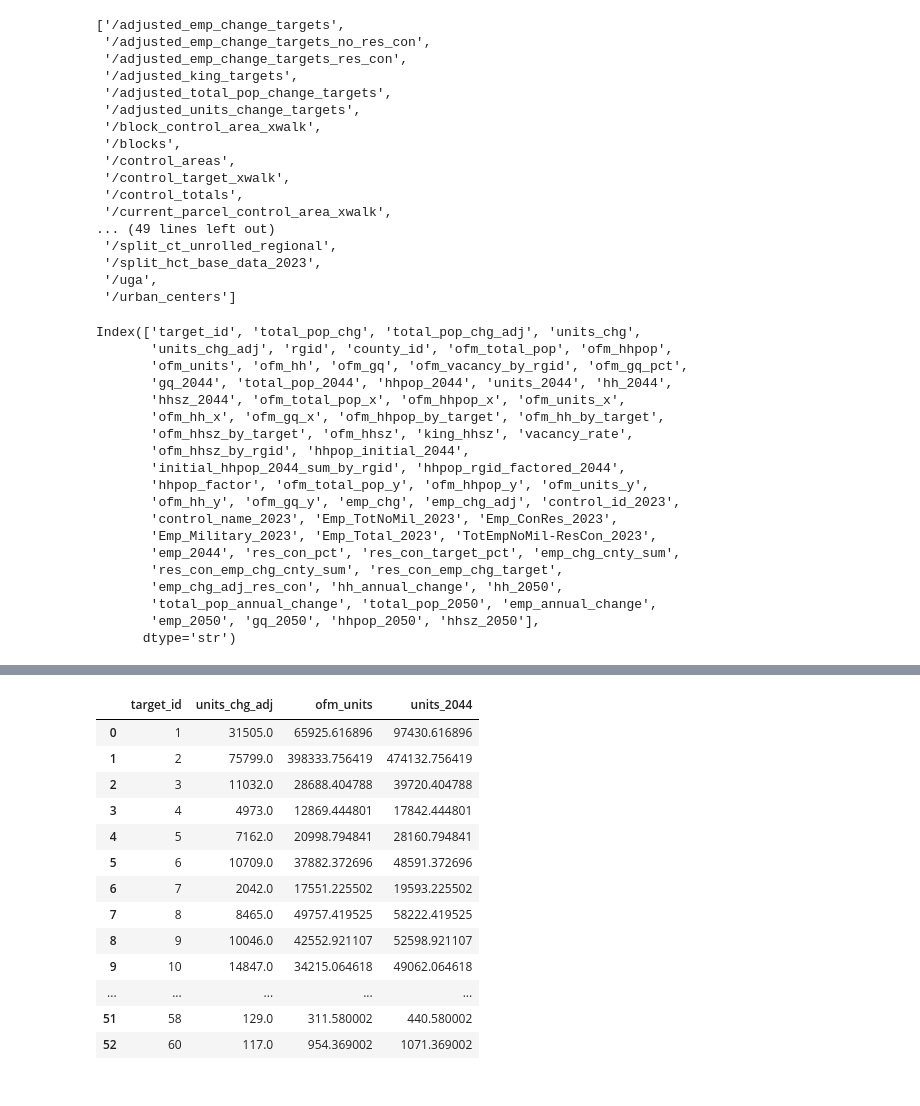
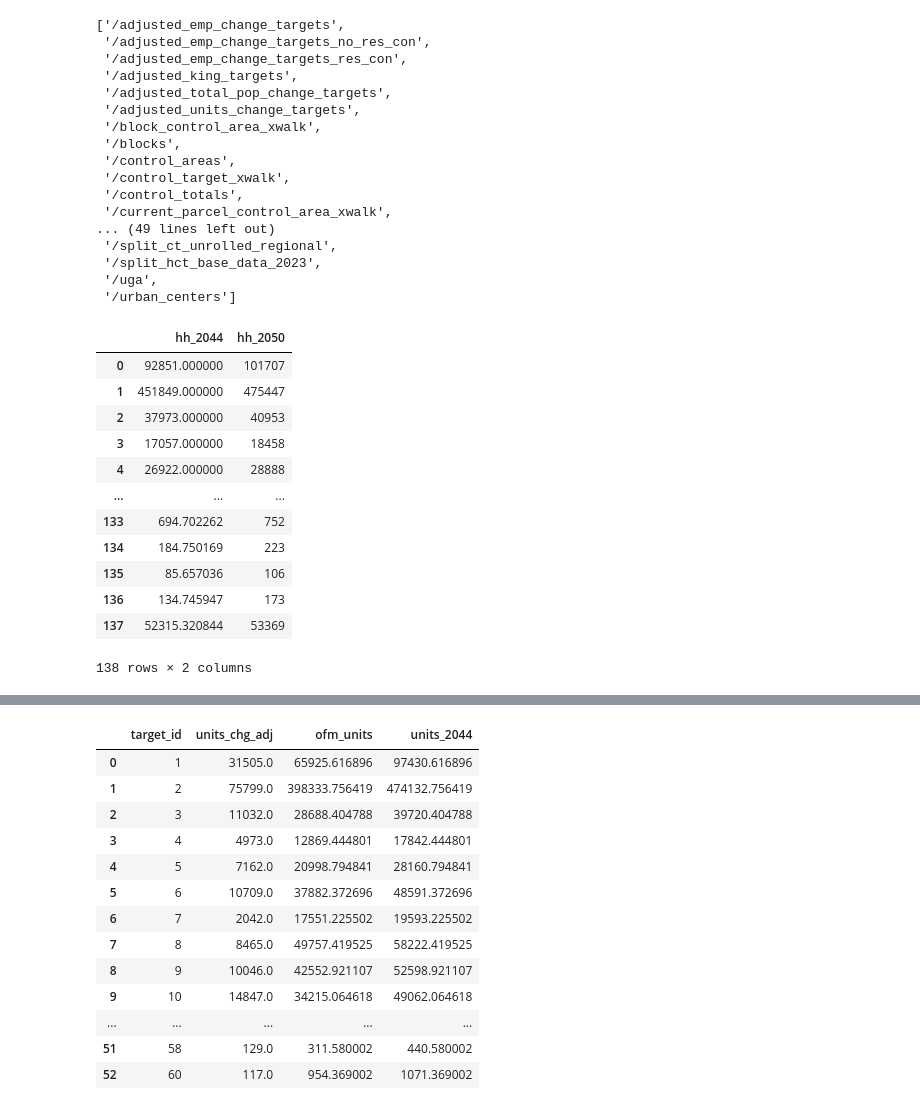
Before and after one commit to psrc/control_totals, a Jupyter notebook: examples/summer_2026/scratch.ipynb, the cells around one changed output, grey strips where cells are left out. Saved outputs shown, nothing was run; the diff lists cells and outputs as text; code cells hidden in the pictures.

```diff
--- a/examples/summer_2026/scratch.ipynb
+++ b/examples/summer_2026/scratch.ipynb
@@ -8,6 +9,10 @@ p = Pipeline('configs')
 # %%
 with pd.HDFStore('data/pipeline.h5') as store:
     df = store['/extrapolated_targets']
+    ofm_2019 = store['/ofm_parcelized_2019_by_control_area']
+    ofm_2020 = store['/ofm_parcelized_2020_by_control_area']
+    ofm_2023 = store['/ofm_parcelized_2023_by_control_area']
+    dec = store['/decennial_by_control_area']
     tables = store.keys()
 tables
 # %% [output]
@@ -28,25 +33,19 @@ tables
  '/split_hct_base_data_2023',
  '/uga',
  '/urban_centers']
-# %%
-df.columns
-# %% [output]
-Index(['target_id', 'total_pop_chg', 'total_pop_chg_adj', 'units_chg',
-       'units_chg_adj', 'rgid', 'county_id', 'ofm_total_pop', 'ofm_hhpop',
-       'ofm_units', 'ofm_hh', 'ofm_gq', 'ofm_vacancy_by_rgid', 'ofm_gq_pct',
-       'gq_2044', 'total_pop_2044', 'hhpop_2044', 'units_2044', 'hh_2044',
-       'hhsz_2044', 'ofm_total_pop_x', 'ofm_hhpop_x', 'ofm_units_x',
-       'ofm_hh_x', 'ofm_gq_x', 'ofm_hhpop_by_target', 'ofm_hh_by_target',
-       'ofm_hhsz_by_target', 'ofm_hhsz', 'king_hhsz', 'vacancy_rate',
-       'ofm_hhsz_by_rgid', 'hhpop_initial_2044',
-       'initial_hhpop_2044_sum_by_rgid', 'hhpop_rgid_factored_2044',
-       'hhpop_factor', 'ofm_total_pop_y', 'ofm_hhpop_y', 'ofm_units_y',
-       'ofm_hh_y', 'ofm_gq_y', 'emp_chg', 'emp_chg_adj', 'control_id_2023',
-       'control_name_2023', 'Emp_TotNoMil_2023', 'Emp_ConRes_2023',
-       'Emp_Military_2023', 'Emp_Total_2023', 'TotEmpNoMil-ResCon_2023',
-       'emp_2044', 'res_con_pct', 'res_con_target_pct', 'emp_chg_cnty_sum',
-       'res_con_emp_chg_cnty_sum', 'res_con_emp_chg_target',
-       'emp_chg_adj_res_con', 'hh_annual_change', 'hh_2050',
-       'total_pop_annual_change', 'total_pop_2050', 'emp_annual_change',
-       'emp_2050', 'gq_2050', 'hhpop_2050', 'hhsz_2050'],
-      dtype='str')
+# %%
+df[['hh_2044','hh_2050']]
+# %% [output]
+|  | hh_2044 | hh_2050 |
+| 0 | 92851.000000 | 101707 |
+| 1 | 451849.000000 | 475447 |
+| 2 | 37973.000000 | 40953 |
+| 3 | 17057.000000 | 18458 |
+| 4 | 26922.000000 | 28888 |
+| ... | ... | ... |
+| 133 | 694.702262 | 752 |
+| 134 | 184.750169 | 223 |
+| 135 | 85.657036 | 106 |
+| 136 | 134.745947 | 173 |
+| 137 | 52315.320844 | 53369 |
+138 rows × 2 columns
```
Also changed, not shown: parts of 7 cells of this notebook, 11 other files.
